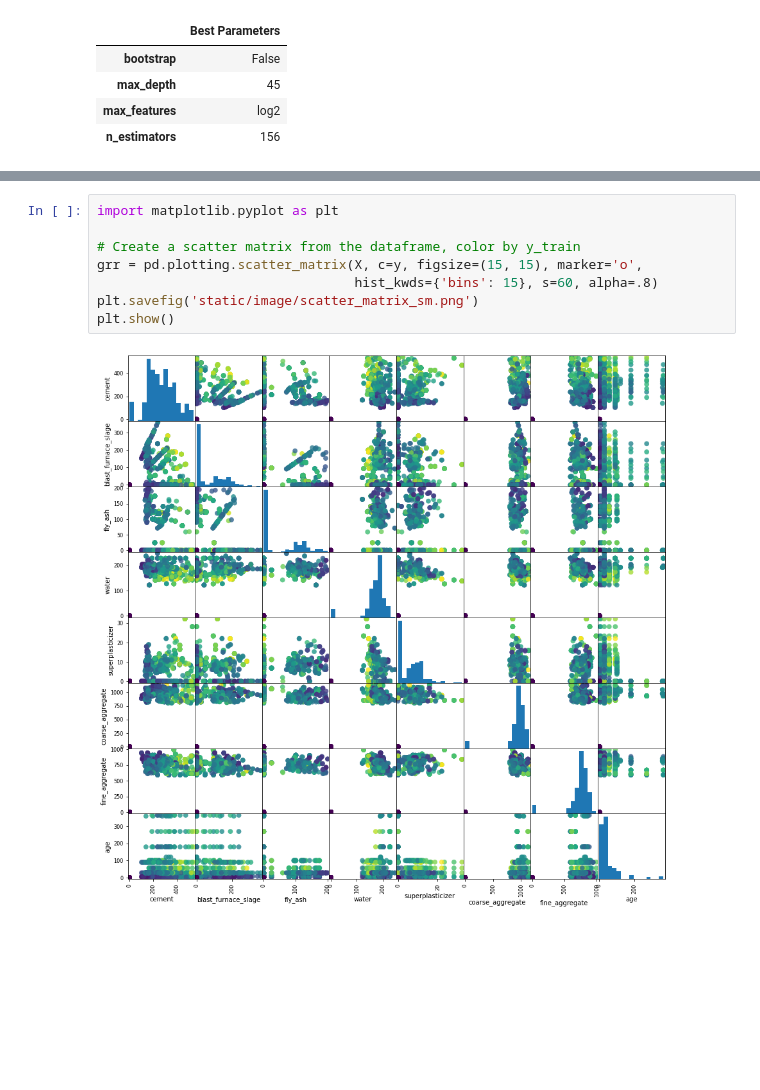
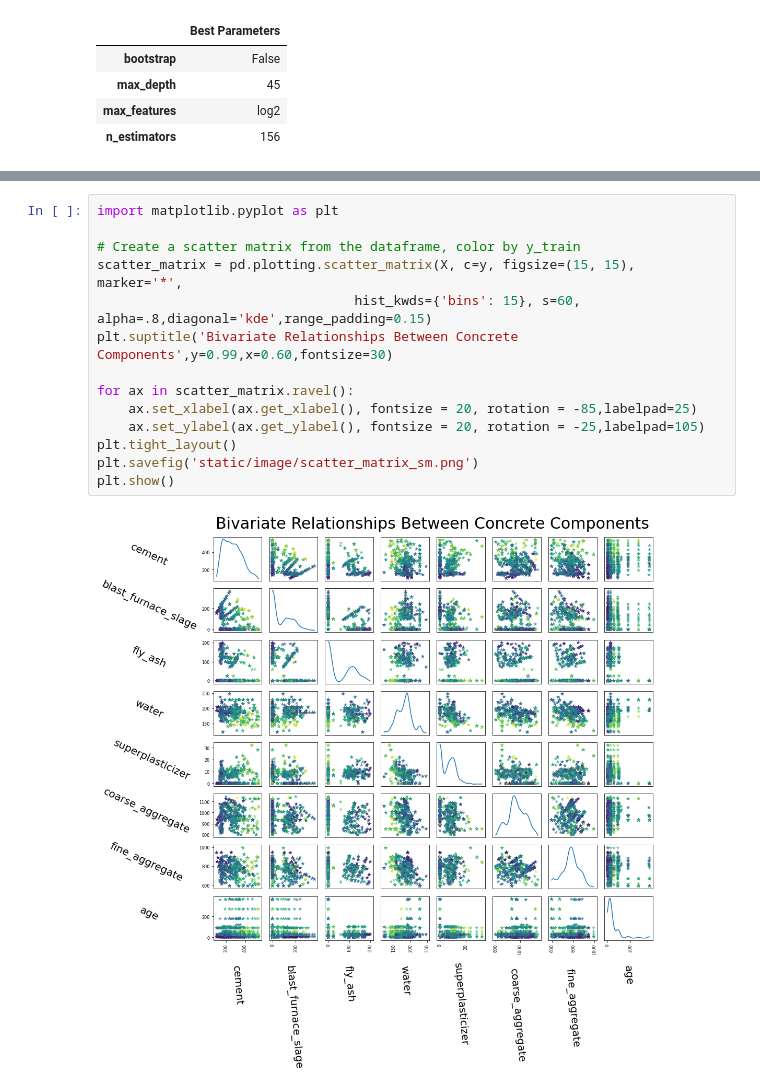
Before and after one commit to georgiafbi/rock_candy, a Jupyter notebook: random_forest_regr.ipynb, the cells around one changed output, grey strips where cells are left out. Drawn from its saved outputs; the diff is of its cells as text; blank space fills up the shorter version.

Commit message:
made some edits to charts, graphs, and added some paragraphs. Also edited javascript code to remove graphs on reset.

```diff
--- a/random_forest_regr.ipynb
+++ b/random_forest_regr.ipynb
@@ -189,10 +175,16 @@ NameError: name 'sci' is not defined
 # %%
 import matplotlib.pyplot as plt
 
 # Create a scatter matrix from the dataframe, color by y_train
-grr = pd.plotting.scatter_matrix(X, c=y, figsize=(15, 15), marker='o',
-                                 hist_kwds={'bins': 15}, s=60, alpha=.8)
+scatter_matrix = pd.plotting.scatter_matrix(X, c=y, figsize=(15, 15), marker='*',
+                                 hist_kwds={'bins': 15}, s=60, alpha=.8,diagonal='kde',range_padding=0.15)
+plt.suptitle('Bivariate Relationships Between Concrete Components',y=0.99,x=0.60,fontsize=30)
+
+for ax in scatter_matrix.ravel():
+    ax.set_xlabel(ax.get_xlabel(), fontsize = 20, rotation = -85,labelpad=25)
+    ax.set_ylabel(ax.get_ylabel(), fontsize = 20, rotation = -25,labelpad=105)
+plt.tight_layout()
 plt.savefig('static/image/scatter_matrix_sm.png')
 plt.show()
 # %% [output]
-[figure, old version]
+[figure, new version]
```
Also changed, not shown: parts of 8 cells of this notebook, 12 other files.
